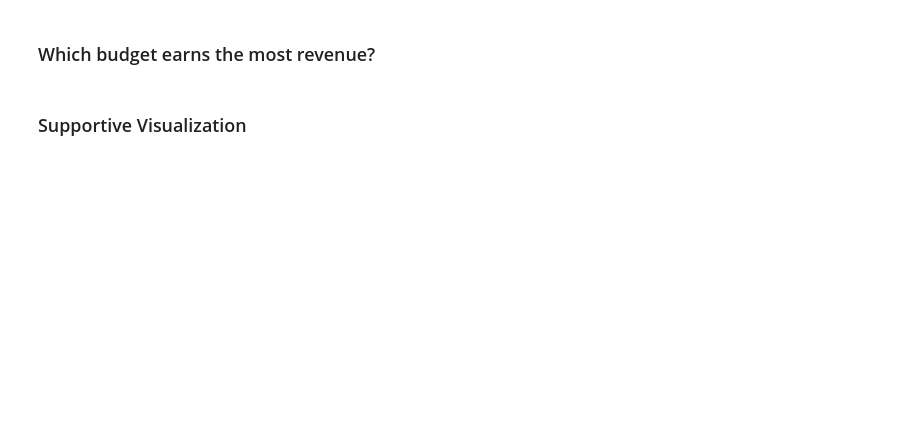
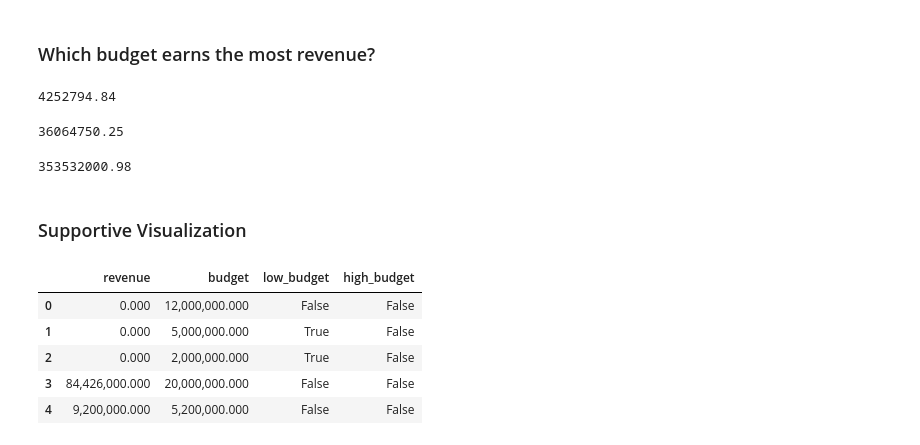
Before and after one commit to andreacohen7/movies, a Jupyter notebook: Movie success in the age of streaming.ipynb, the cells around one changed output. Saved outputs shown, nothing was run; the diff lists cells and outputs as text; code cells hidden in the pictures; blank space fills up the shorter version.

```diff
--- a/Movie success in the age of streaming.ipynb
+++ b/Movie success in the age of streaming.ipynb
@@ -1199,9 +1175,6 @@ Ttest_indResult(statistic=12.574246468018133, pvalue=2.257266418469029e-34)
 - The p-value (the calculated probability of finding an observed result by random chance) is 2.257266418469029e-34.
 # %% [markdown]
 ### Do long movies or short movies earn the most revenue?
-# %%
-pd.set_option('display.float_format', lambda x: f'{x:,.3f}')
-df_hypothesis2.groupby('certification')['revenue'].mean()
 # %%
 longmovie_df['revenue'].mean().round(2)
 # %% [output]
@@ -1322,4 +1409,26 @@ None
 # %% [markdown]
 ### Which budget earns the most revenue?
+# %%
+lowbudget_df['revenue'].mean().round(2)
+# %% [output]
+4252794.84
+# %%
+midbudget_df['revenue'].mean().round(2)
+# %% [output]
+36064750.25
+# %%
+highbudget_df['revenue'].mean().round(2)
+# %% [output]
+353532000.98
 # %% [markdown]
 ### Supportive Visualization
+# %%
+df_hypothesis3['high_budget'] = df_hypothesis3['budget'] >= 50000000
+df_hypothesis3.head()
+# %% [output]
+|  | revenue | budget | low_budget | high_budget |
+| 0 | 0.000 | 12,000,000.000 | False | False |
+| 1 | 0.000 | 5,000,000.000 | True | False |
+| 2 | 0.000 | 2,000,000.000 | True | False |
+| 3 | 84,426,000.000 | 20,000,000.000 | False | False |
+| 4 | 9,200,000.000 | 5,200,000.000 | False | False |
```
Also changed, not shown: parts of 32 cells of this notebook.
